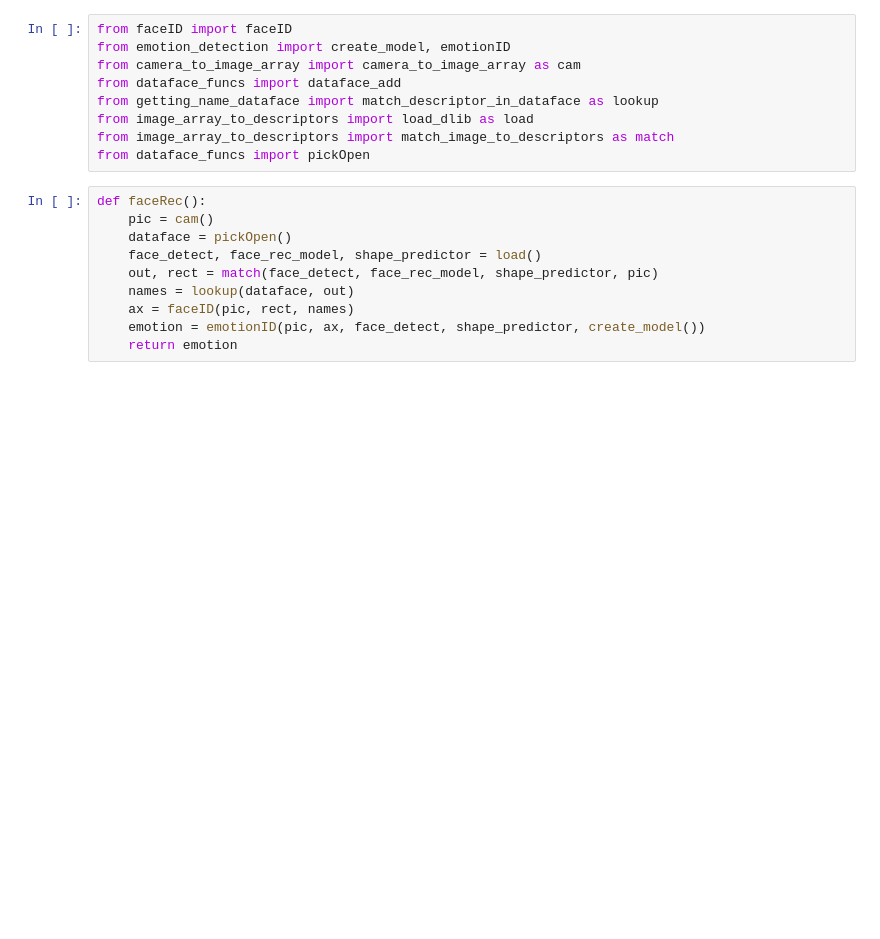
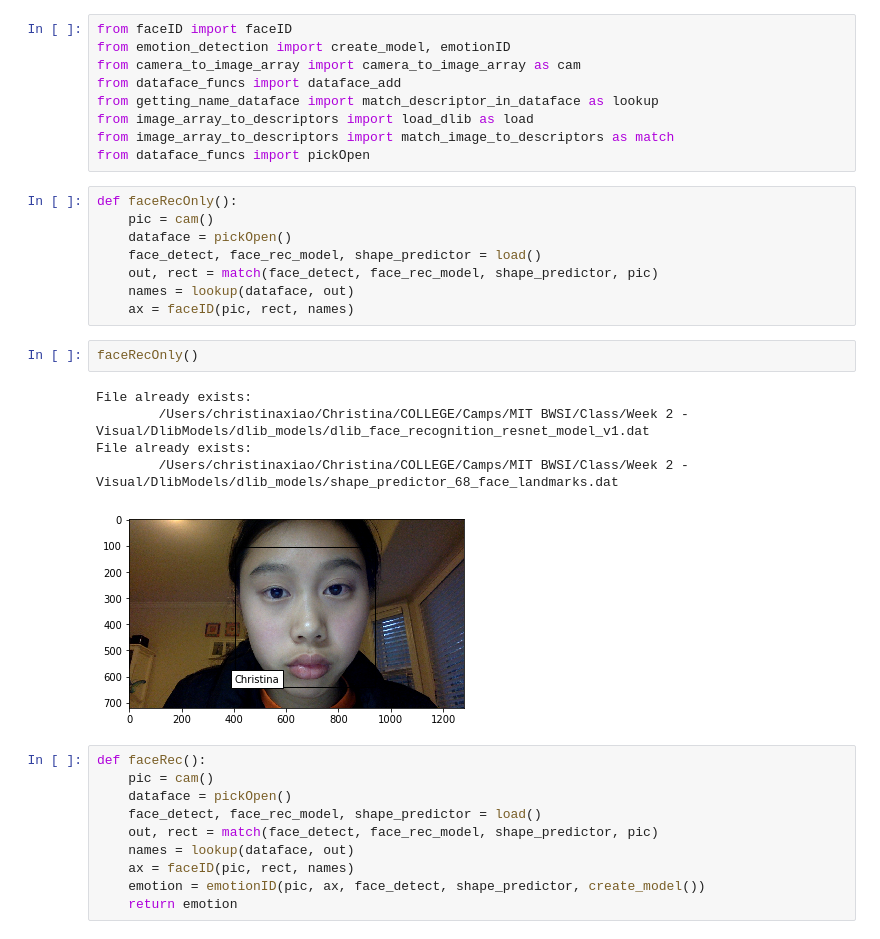
Before and after one commit to jjyang12/upgraded-octo-discocito-3, a Jupyter notebook: face_recognizer/FINAL.ipynb, the cells around one changed output. Cells and saved outputs as stored; diff of their text form; blank space fills up the shorter version.

```diff
--- a/face_recognizer/FINAL.ipynb
+++ b/face_recognizer/FINAL.ipynb
@@ -7,6 +7,22 @@ from getting_name_dataface import match_descriptor_in_dataface as lookup
 from image_array_to_descriptors import load_dlib as load
 from image_array_to_descriptors import match_image_to_descriptors as match
 from dataface_funcs import pickOpen
+# %%
+def faceRecOnly():
+    pic = cam()
+    dataface = pickOpen()
+    face_detect, face_rec_model, shape_predictor = load()
+    out, rect = match(face_detect, face_rec_model, shape_predictor, pic)
+    names = lookup(dataface, out)
+    ax = faceID(pic, rect, names)
+# %%
+faceRecOnly()
+# %% [output]
+File already exists:
+        /Users/christinaxiao/Christina/COLLEGE/Camps/MIT BWSI/Class/Week 2 - Visual/DlibModels/dlib_models/dlib_face_recognition_resnet_model_v1.dat
+File already exists:
+        /Users/christinaxiao/Christina/COLLEGE/Camps/MIT BWSI/Class/Week 2 - Visual/DlibModels/dlib_models/shape_predictor_68_face_landmarks.dat
+[figure, added]
 # %%
 def faceRec():
     pic = cam()
```
Also changed, not shown: parts of 1 cell of this notebook, 2 other files.
